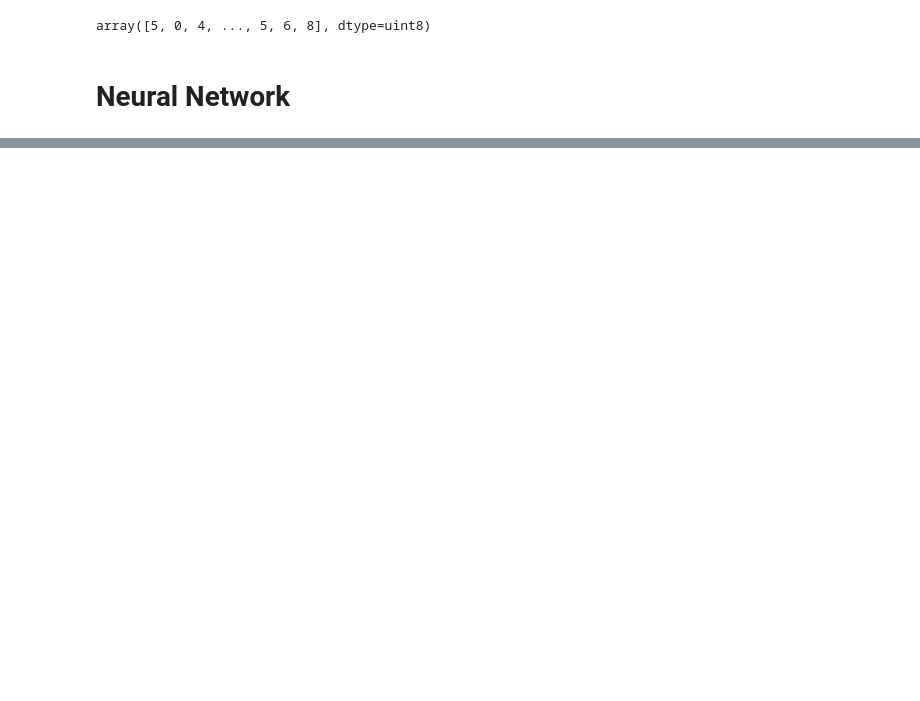
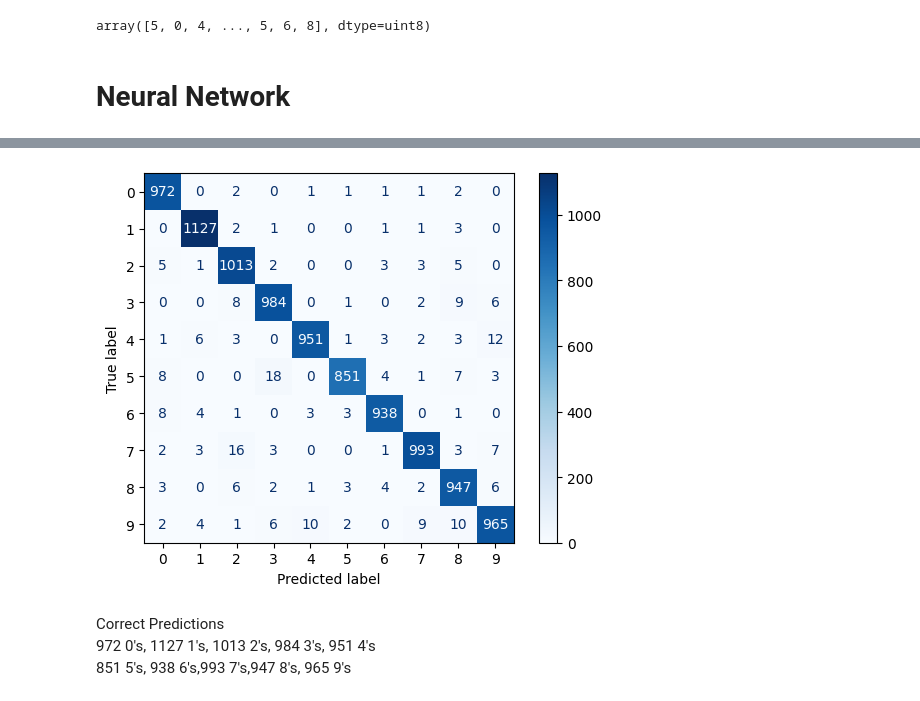
Before and after one commit to NamikazeAsh/MNIST-NeuralNetwork, a Jupyter notebook: MNIST_NN.ipynb, the cells around one changed output, grey strips where cells are left out. Cells and saved outputs as stored; diff of their text form; code cells hidden in the pictures; blank space fills up the shorter version.

```diff
--- a/MNIST_NN.ipynb
+++ b/MNIST_NN.ipynb
@@ -206 +184,12 @@ plt.show()
 [figure]
+# %%
+# Get predictions for all test images
+predictions = model.predict(test_X)
+predicted_classes = np.argmax(predictions, axis=1)
+
+# Generate and display the confusion matrix
+cm = confusion_matrix(test_y, predicted_classes)
+disp = ConfusionMatrixDisplay(confusion_matrix=cm, display_labels=range(10))
+disp.plot(cmap='Blues')
+plt.show()
+# %% [output]
@@ -206,0 +197,3 @@ plt.show()
+[figure, added]
+# %% [markdown]
+Correct Predictions<br>972 0's, 1127 1's, 1013 2's, 984 3's, 951 4's<br> 851 5's, 938 6's,993 7's,947 8's, 965 9's
```
Also changed, not shown: parts of 8 cells of this notebook.
